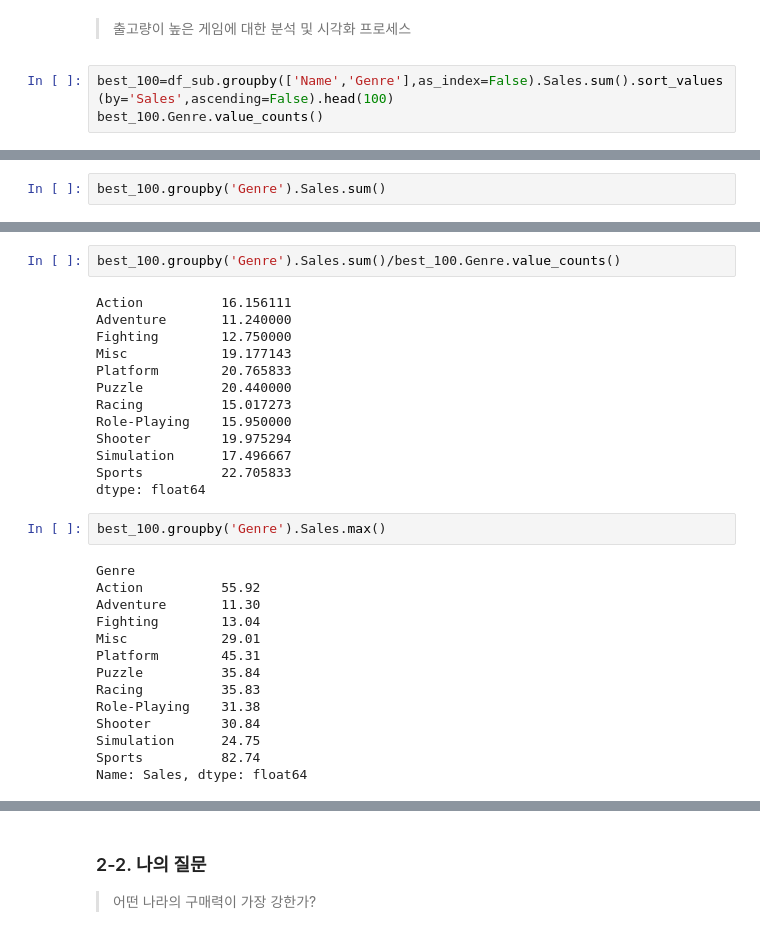
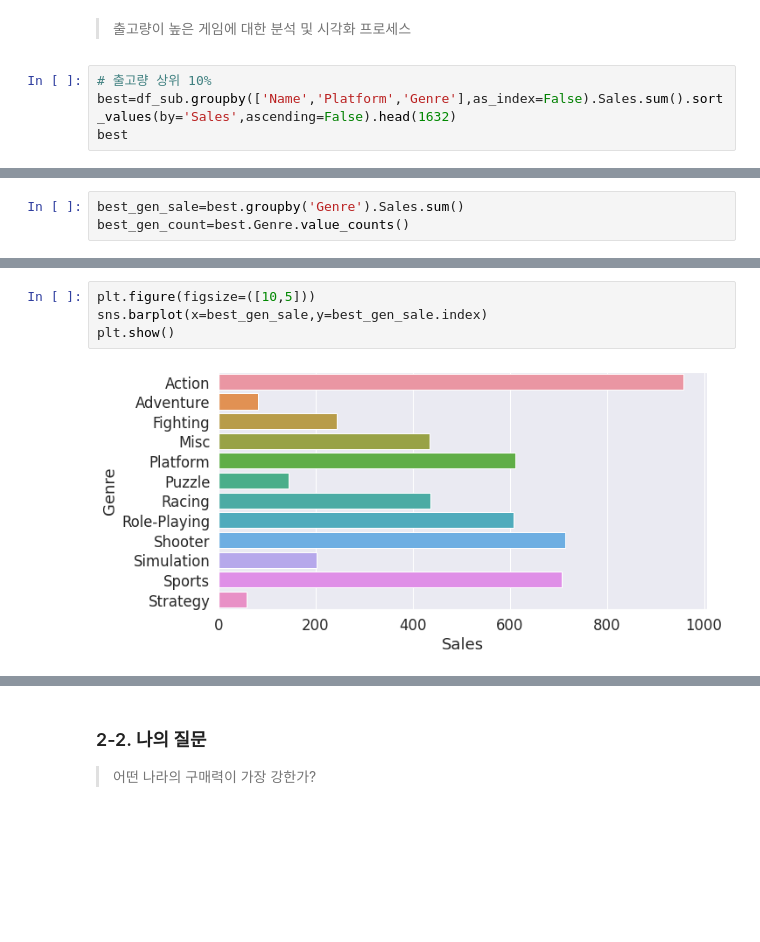
Before and after one commit to IlTACK-OH/Section1_project, a Jupyter notebook: Section1_project.ipynb, the cells around one changed output, grey strips where cells are left out. Cells and saved outputs as stored; diff of their text form; blank space fills up the shorter version.

```diff
--- a/Section1_project.ipynb
+++ b/Section1_project.ipynb
@@ -740,6 +839,7 @@ plt.show()
 # %% [markdown]
 > 출고량이 높은 게임에 대한 분석 및 시각화 프로세스
 # %%
-best_100=df_sub.groupby(['Name','Genre'],as_index=False).Sales.sum().sort_values(by='Sales',ascending=False).head(100)
-best_100.Genre.value_counts()
+# 출고량 상위 10%
+best=df_sub.groupby(['Name','Platform','Genre'],as_index=False).Sales.sum().sort_values(by='Sales',ascending=False).head(1632)
+best
 # %% [output]
@@ -758,2 +859,3 @@ Name: Genre, dtype: int64
 # %%
-best_100.groupby('Genre').Sales.sum()
+best_gen_sale=best.groupby('Genre').Sales.sum()
+best_gen_count=best.Genre.value_counts()
@@ -774,31 +862,6 @@ Name: Sales, dtype: float64
-# %%
-best_100.groupby('Genre').Sales.sum()/best_100.Genre.value_counts()
-# %% [output]
-Action          16.156111
-Adventure       11.240000
-Fighting        12.750000
-Misc            19.177143
-Platform        20.765833
-Puzzle          20.440000
-Racing          15.017273
-Role-Playing    15.950000
-Shooter         19.975294
-Simulation      17.496667
-Sports          22.705833
-dtype: float64
-# %%
-best_100.groupby('Genre').Sales.max()
-# %% [output]
-Genre
-Action          55.92
-Adventure       11.30
-Fighting        13.04
-Misc            29.01
-Platform        45.31
-Puzzle          35.84
-Racing          35.83
-Role-Playing    31.38
-Shooter         30.84
-Simulation      24.75
-Sports          82.74
-Name: Sales, dtype: float64
+# %%
+plt.figure(figsize=([10,5]))
+sns.barplot(x=best_gen_sale,y=best_gen_sale.index)
+plt.show()
+# %% [output]
+[figure, added]
```
Also changed, not shown: parts of 31 cells of this notebook.
